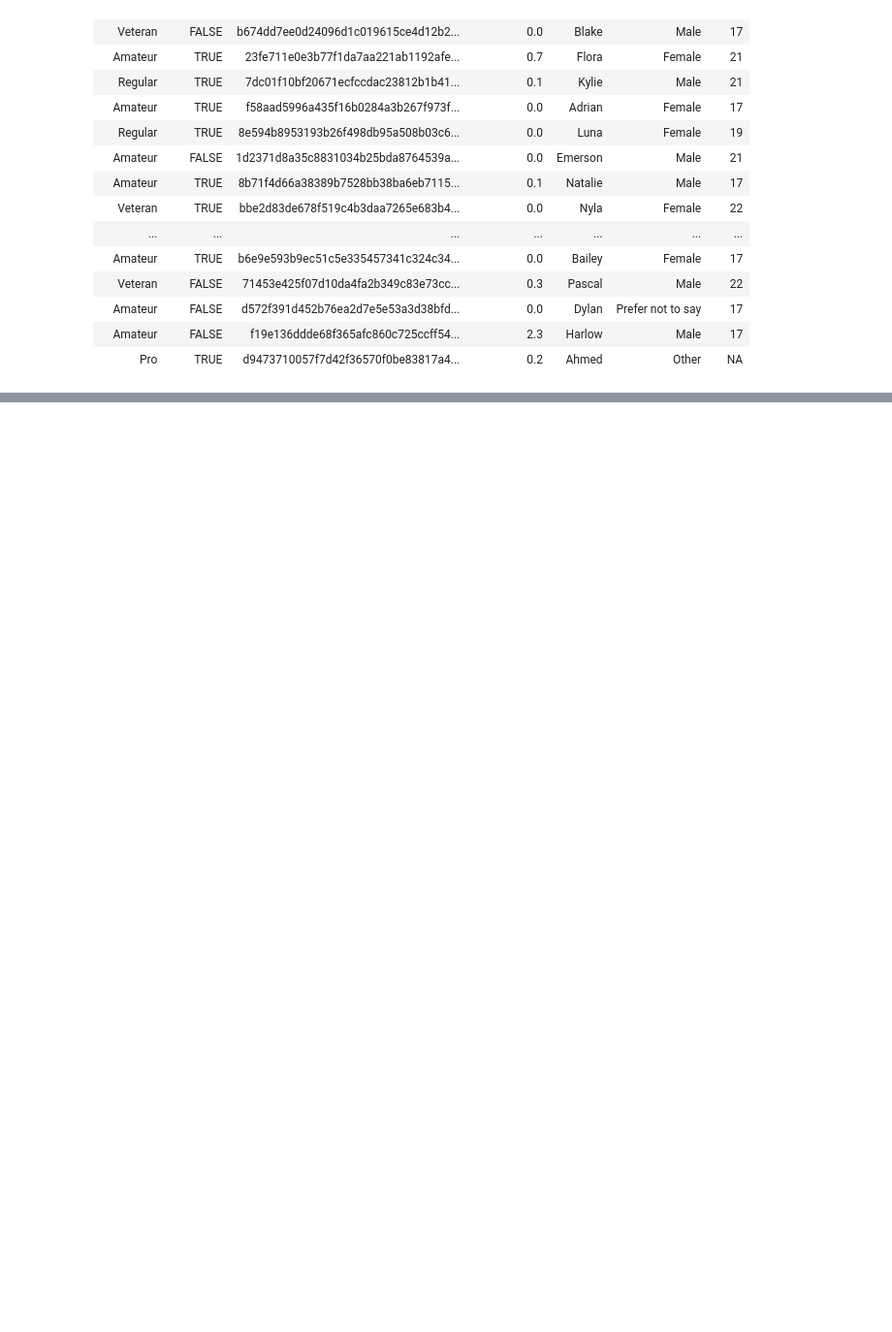
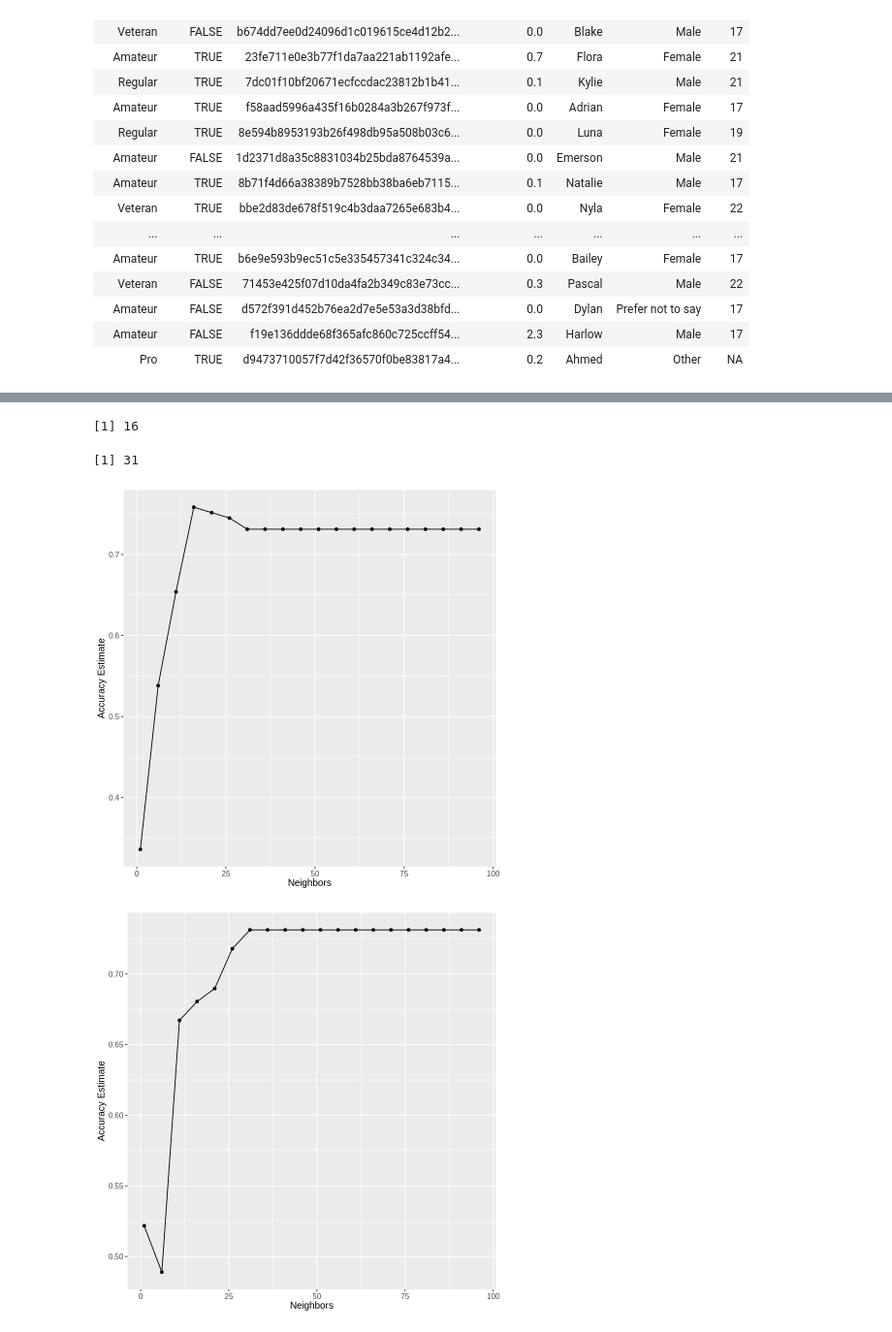
Before and after one commit to HenryZang/DSCI_100_Minecraft_Project, a Jupyter notebook: analysis.ipynb, the cells around one changed output, grey strips where cells are left out. Shown at 97% size. Drawn from its saved outputs; the diff is of its cells as text; code cells hidden in the pictures; blank space fills up the shorter version.

```diff
--- a/analysis.ipynb
+++ b/analysis.ipynb
@@ -66,0 +164,4 @@ A spec_tbl_df: 196 × 7
+# %%
+players_model <- players_clean |>
+  select(subscribe, gender, Age, experience, played_hours)
+players_model
@@ -66,0 +475,27 @@ A spec_tbl_df: 196 × 7
+# %%
+players_demo_vfold <- vfold_cv(players_demo_training, v=10, strata=subscribe)
+
+players_behavior_vfold <- vfold_cv(players_behavior_training, v=10, strata=subscribe)
+# %%
+knn_spec <- nearest_neighbor (weight_func = "rectangular", neighbors = tune()) |>
+            set_engine ("kknn")|>
+            set_mode ("classification")
+# %%
+k_vals <- tibble(neighbors = seq(1, 100, by = 5))
+
+knn_demo_accuracy_results <- workflow()|>
+    add_recipe (recipe_demo)|>
+    add_model (knn_spec)|>
+    tune_grid (resamples = players_demo_vfold, grid=k_vals)|>
+    collect_metrics()|>
+    filter(.metric == "accuracy")
+knn_demo_accuracy_results
+
+
+knn_behavior_accuracy_results <- workflow()|>
+    add_recipe (recipe_behavior)|>
+    add_model (knn_spec)|>
+    tune_grid (resamples = players_behavior_vfold, grid=k_vals)|>
+    collect_metrics()|>
+    filter(.metric == "accuracy")
+knn_behavior_accuracy_results
@@ -66,0 +541,32 @@ A spec_tbl_df: 196 × 7
+# %%
+demo_best_k <- knn_demo_accuracy_results|>
+    arrange(desc(mean))|>
+    head(1)|>
+    pull(neighbors)
+demo_best_k
+
+behavior_best_k <- knn_behavior_accuracy_results|>
+    arrange(desc(mean))|>
+    head(1)|>
+    pull(neighbors)
+behavior_best_k
+# %% [output]
+[1] 16
+[1] 31
+# %%
+demo_accuracy_vs_k <- ggplot (knn_demo_accuracy_results, aes(x=neighbors, y=mean)) +
+geom_point()+
+geom_line()+
+labs(x="Neighbors", y="Accuracy Estimate")+
+theme(text = element_text(size=12))
+demo_accuracy_vs_k
+
+behavior_accuracy_vs_k <- ggplot (knn_behavior_accuracy_results, aes(x=neighbors, y=mean)) +
+geom_point()+
+geom_line()+
+labs(x="Neighbors", y="Accuracy Estimate")+
+theme(text = element_text(size=12))
+behavior_accuracy_vs_k
+# %% [output]
+[figure, added]
+[figure, added]
```
Also changed, not shown: parts of 33 cells of this notebook.
